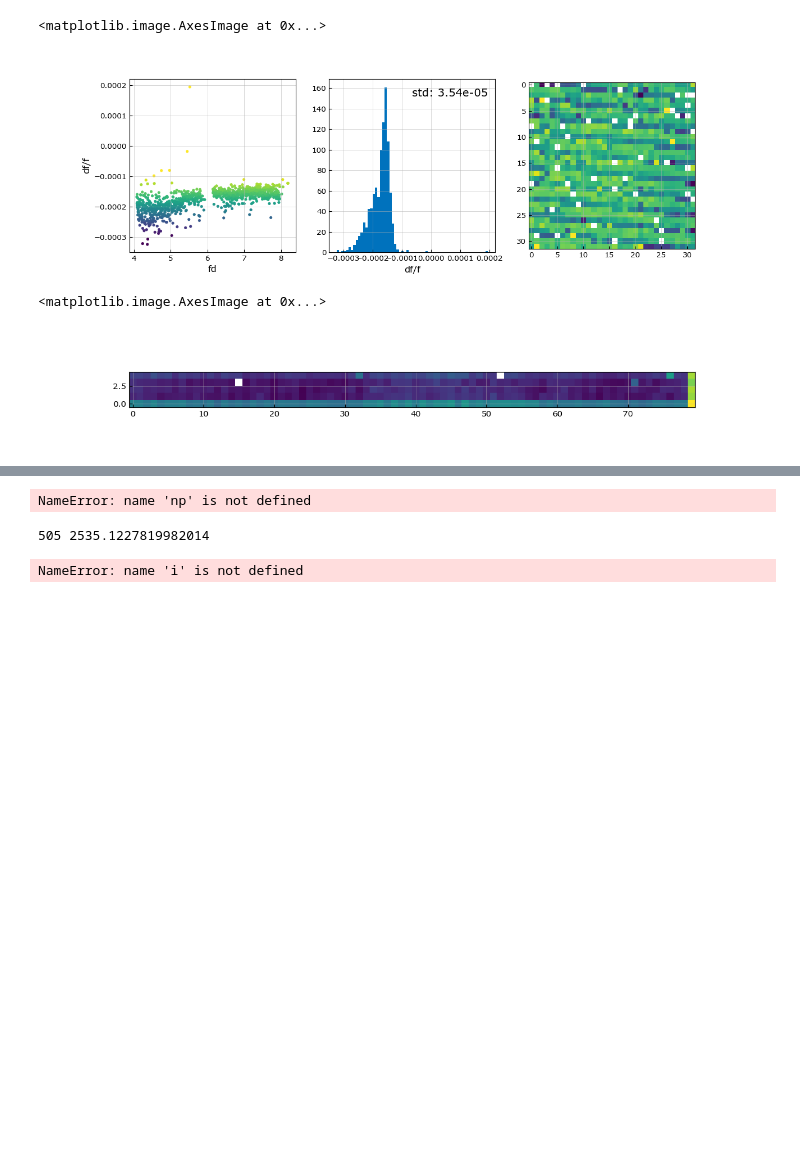
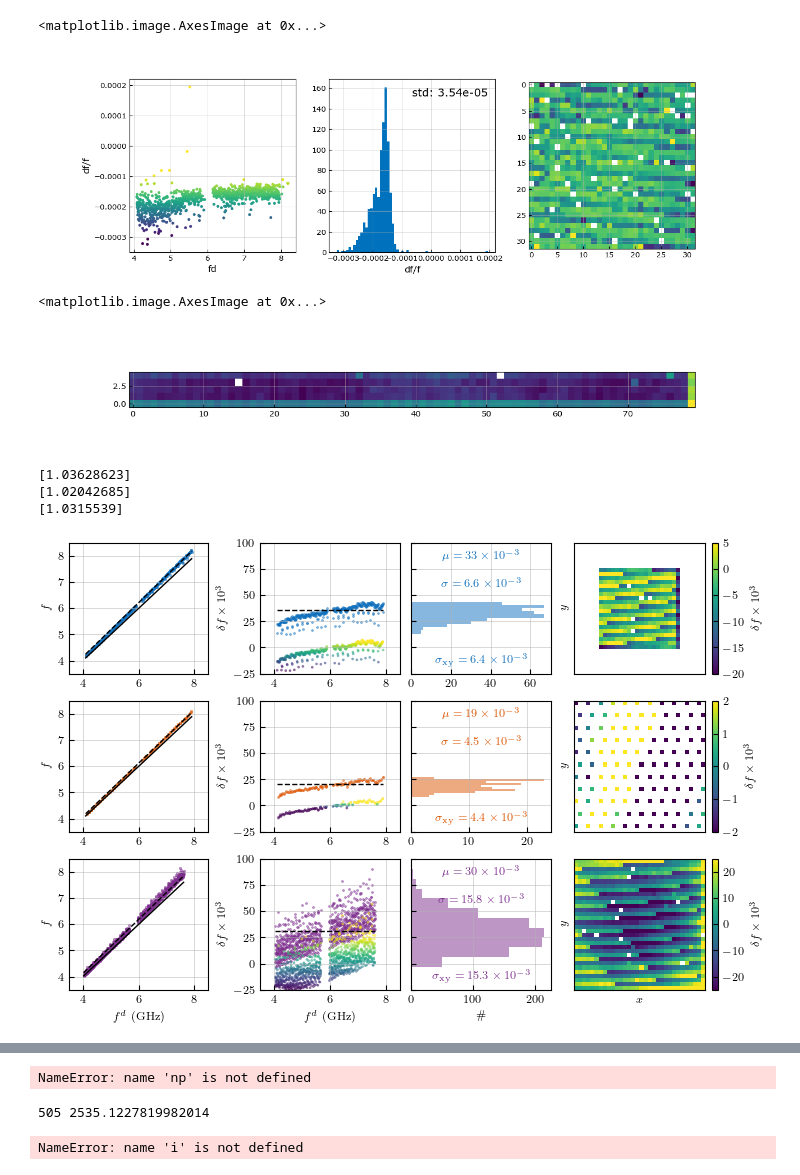
Before and after one commit to wilbertras/spatial-mapping, a Jupyter notebook: Mappings/Masters/plot_mapping.ipynb, the cells around one changed output, grey strips where cells are left out. Drawn from its saved outputs; the diff is of its cells as text; code cells hidden in the pictures; blank space fills up the shorter version.

Commit message:
update before mapping

```diff
--- a/Mappings/Masters/plot_mapping.ipynb
+++ b/Mappings/Masters/plot_mapping.ipynb
@@ -1417,11 +1417,11 @@ Q = 50e3
 chi = 2
 dir = 'chips/'
 offset = False
-deg = 2
-LT361chip4 = Mapping(dir + 'LT361chip4_master.pkl', Q=Q, min_lw_spacing=chi, deg=deg, offset=offset)
+deg = 1
+LT361chip4 = Mapping(dir + 'LT361chip4_master.pkl', Q=Q, min_lw_spacing=chi, deg=deg, offset=offset, mask_edges=True)
 LT361chip7 = Mapping(dir + 'LT361chip7_master.pkl', Q=Q, min_lw_spacing=chi, deg=deg, offset=offset)
-LT402chip1 = Mapping(dir + 'LT402chip1_master.pkl', Q=Q, min_lw_spacing=chi, deg=deg, offset=offset)
-LT402chip6 = Mapping(dir + 'LT402chip6_master.pkl', Q=Q, min_lw_spacing=chi, deg=deg, offset=offset)
+LT402chip1 = Mapping(dir + 'LT402chip1_master.pkl', Q=Q, min_lw_spacing=chi, deg=deg, offset=offset, mask_edges=True)
+LT402chip6 = Mapping(dir + 'LT402chip6_master.pkl', Q=Q, min_lw_spacing=chi, deg=deg, offset=offset, mask_edges=True)
 
 chips = [LT361chip4, LT361chip7, LT402chip6]
 # chips = [LT402chip1, LT361chip7, LT402chip6]
@@ -1462,33 +1462,38 @@ for i, chip in enumerate(chips):
     ax = axes[i, 2]
     ax.hist(chip.df_f*1e3, facecolor=cs[i], alpha=.5, label='data', orientation='horizontal')
     # ax.hist(chip.df_f_fit*1e3, facecolor='gray', alpha=.5, label='data', orientation='horizontal')
     # ax.hist(chip.df_f_fit, facecolor='None', edgecolor=cs[i], alpha=.5, label='data', orientation='horizontal')
     ax.annotate('$\mu=%.0f\\times 10^{-3}$' % (np.nanmean(chip.df_f)*1e3), xy=(0.5, 0.9), xycoords='axes fraction', ha='center', va='center', color=cs[i], fontsize='small')
     ax.annotate('$\sigma=%.1f\\times 10^{-3}$' % (np.nanstd(chip.df_f)*1e3), xy=(0.5, 0.7), xycoords='axes fraction', ha='center', va='center', color=cs[i], fontsize='small')
     ax.annotate('$\sigma_\mathrm{xy}=%.1f\\times 10^{-3}$' % (np.nanstd(chip.df_f_fit)*1e3), xy=(0.5, 0.1), xycoords='axes fraction', ha='center', va='center', color=cs[i], fontsize='small')
     ax.set_yticklabels([])
     ax.set_ylim(dflims[i])
     ax = axes[i, 3]
     if i==0:
         empty_array = np.full((32, 32), np.nan)  # Create a 32x32 array filled with NaNs
         center_x, center_y = (empty_array.shape[0] // 2, empty_array.shape[1] // 2)
         half_size = chips[i].df_f_fit[chips[i].map].shape[0] // 2
         # Place df_f_spatial[chips[1].map] in the center
         empty_array[center_x - half_size:center_x + half_size, center_y - half_size:center_y + half_size] = chips[i].df_f_fit[chips[i].map]*1e3
     else:
         empty_array = chips[i].df_f_fit[chips[i].map]*1e3
     ax.imshow(empty_array, origin='lower', cmap='viridis', clim=clims[i])
     cbar = fig.colorbar(axes[i, 3].imshow(empty_array, origin='lower', cmap='viridis', clim=clims[i]), ax=axes[i, 3], orientation='vertical')
     cbar.set_label('$\delta f\\times 10^{3}$')
     ax.set_xticks([])
     ax.set_yticks([])
     # ax.set_xlabel('$x$')
     ax.set_ylabel('$y$')
 
     axes[-1, 0].set_xlabel('$f^d$ $(\mathrm{GHz})$')
     axes[-1, 1].set_xlabel('$f^d$ $(\mathrm{GHz})$')
     axes[-1, 2].set_xlabel('$\#$')
     axes[-1, 3].set_xlabel('$x$')
+# %% [output]
+[1.03628623]
+[1.02042685]
+[1.0315539]
+[figure, added]
 # %%
 Q = 50e3
 chi = 2
```
Also changed, not shown: parts of 2 cells of this notebook, 13 other files.
